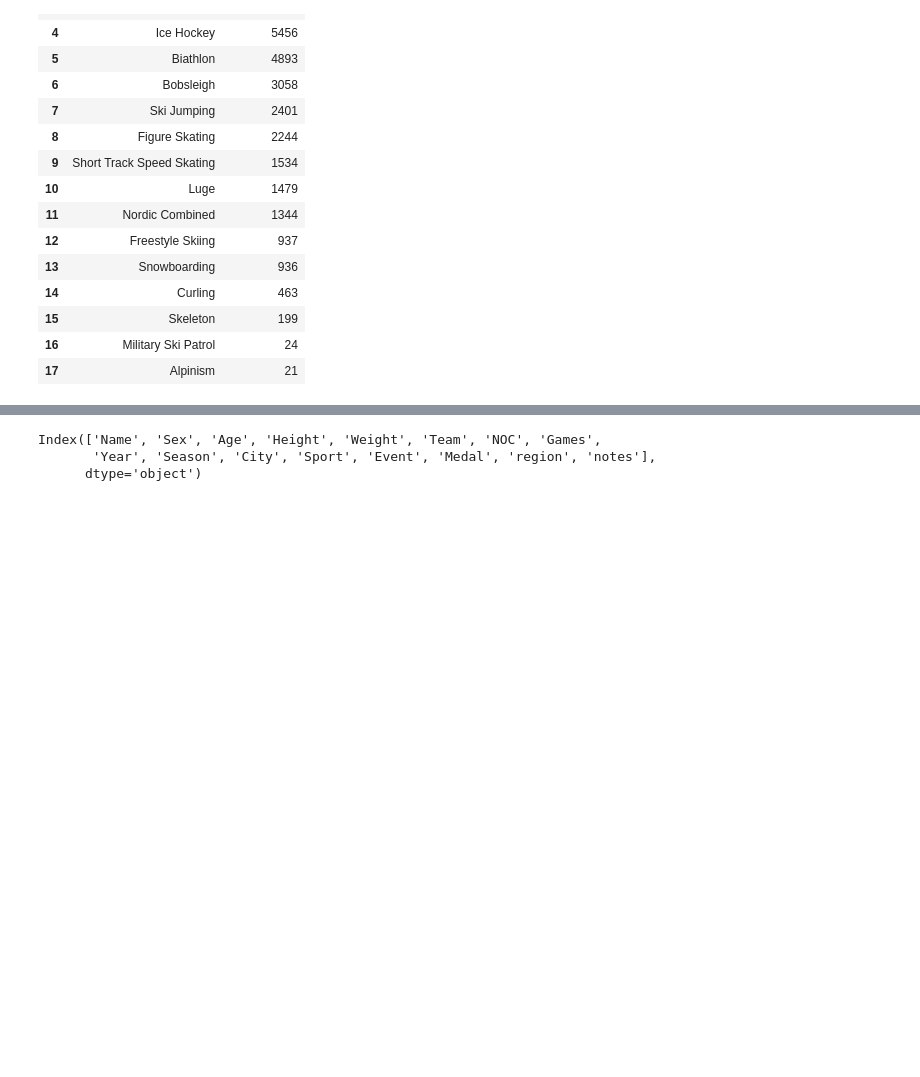
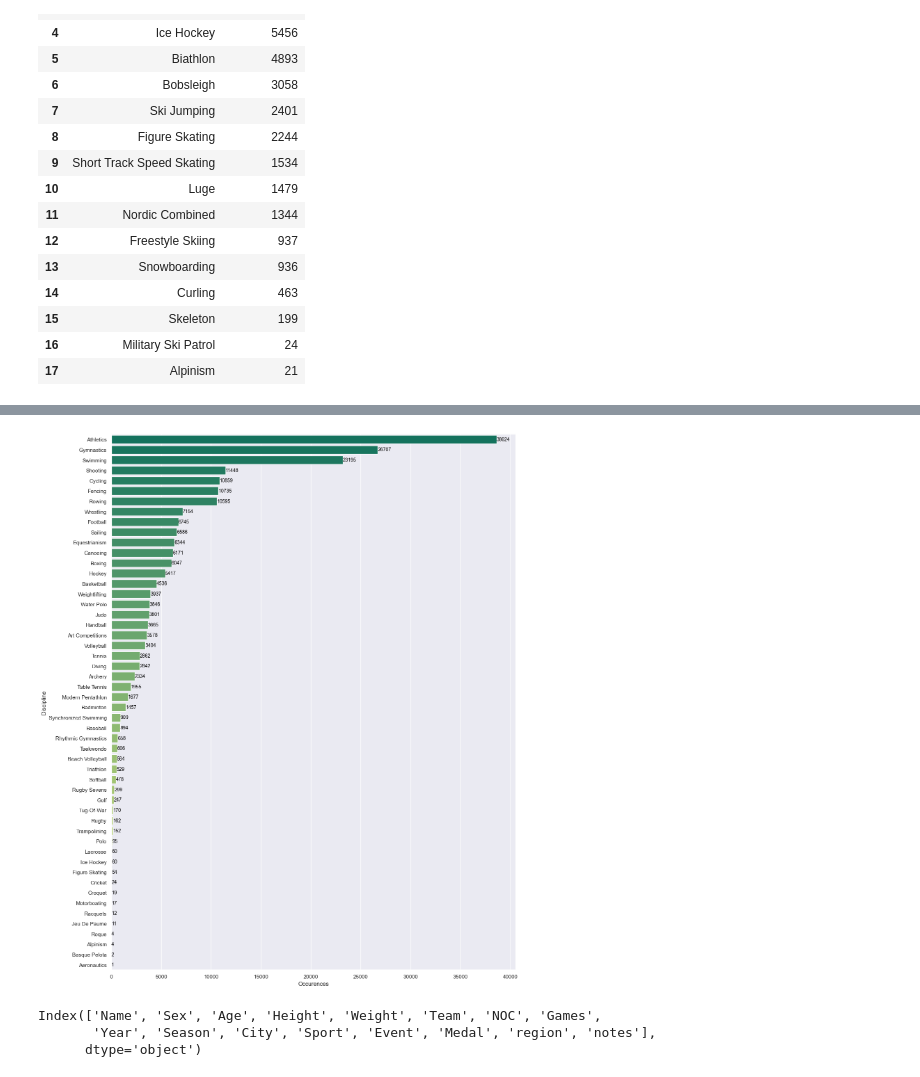
Before and after one commit to kilciukas/Olympic_dataset_exploration, a Jupyter notebook: Notebook_v2/Olimpines_notebook_v2.ipynb, the cells around one changed output, grey strips where cells are left out. Saved outputs shown, nothing was run; the diff lists cells and outputs as text; code cells hidden in the pictures; blank space fills up the shorter version.

```diff
--- a/Notebook_v2/Olimpines_notebook_v2.ipynb
+++ b/Notebook_v2/Olimpines_notebook_v2.ipynb
@@ -226,3 +220,11 @@ annotate_bars(graph)
+# %%
+bar_plot_summer = BarPlot(x='Occurences', y='Discipline', data=disciplines_summer)
+custom_palette = 'summer'
+
+bar_graph_summer = bar_plot_summer.create_bar_plot(custom_palette)
+bar_plot_summer.annotate_bars(bar_graph_summer)
+# %% [output]
+[figure, added]
 # %%
 main.columns
 # %% [output]
```
Also changed, not shown: parts of 6 cells of this notebook.
